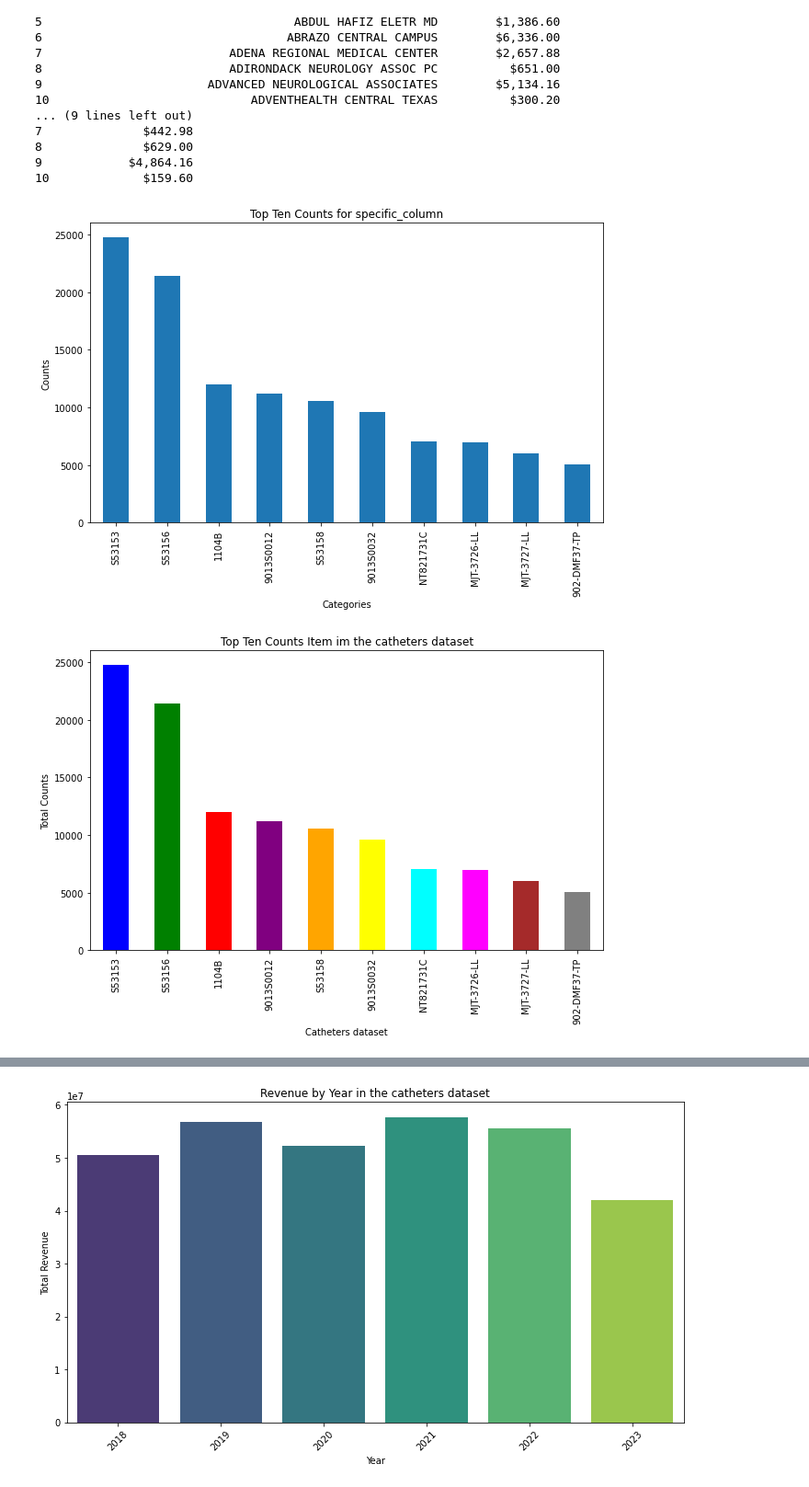
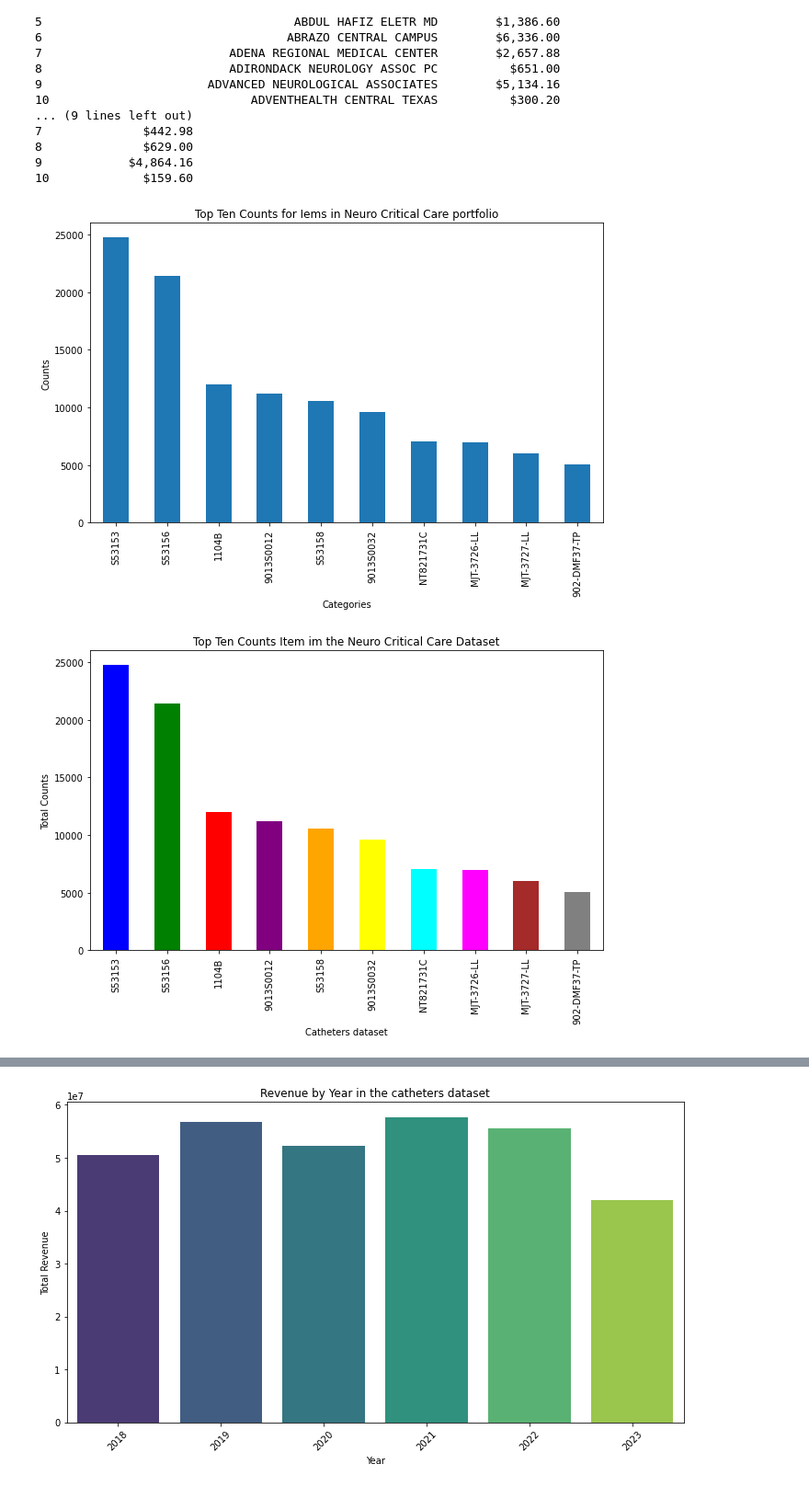
Before and after one commit to mrhanson1/Capstone, a Jupyter notebook: data_analysis (2).ipynb, the cells around one changed output, grey strips where cells are left out. Shown at 92% size. Saved outputs shown, nothing was run; the diff lists cells and outputs as text; code cells hidden in the pictures.

```diff
--- a/data_analysis (2).ipynb
+++ b/data_analysis (2).ipynb
@@ -1518,21 +1545,21 @@ count
 # %%
 import pandas as pd
 import matplotlib.pyplot as plt
 
 counts = df['item'].value_counts()
 
 # Get the top ten counts
 top_ten = counts.head(10)
 
 # Plotting the bar graph
 plt.figure(figsize=(10, 6))
 top_ten.plot(kind='bar')
-plt.title('Top Ten Counts for specific_column')
+plt.title('Top Ten Counts for Iems in Neuro Critical Care portfolio')
 plt.xlabel('Categories')
 plt.ylabel('Counts')
 plt.show()
 # %% [output]
-[figure, old version]
+[figure, new version]
 # %%
 import pandas as pd
 import matplotlib.pyplot as plt
@@ -1548,12 +1575,12 @@ colors = ['blue', 'green', 'red', 'purple', 'orange', 'yellow', 'cyan', 'magenta
 # Plotting the bar graph with specified colors
 plt.figure(figsize=(10, 6))
 top_ten.plot(kind='bar', color=colors)
-plt.title('Top Ten Counts Item im the catheters dataset')
+plt.title('Top Ten Counts Item im the Neuro Critical Care Dataset')
 plt.xlabel('Catheters dataset')
 plt.ylabel('Total Counts')
 plt.show()
 # %% [output]
-[figure, old version]
+[figure, new version]
 # %%
 import pandas as pd
 import seaborn as sns
```
Also changed, not shown: parts of 18 cells of this notebook.
